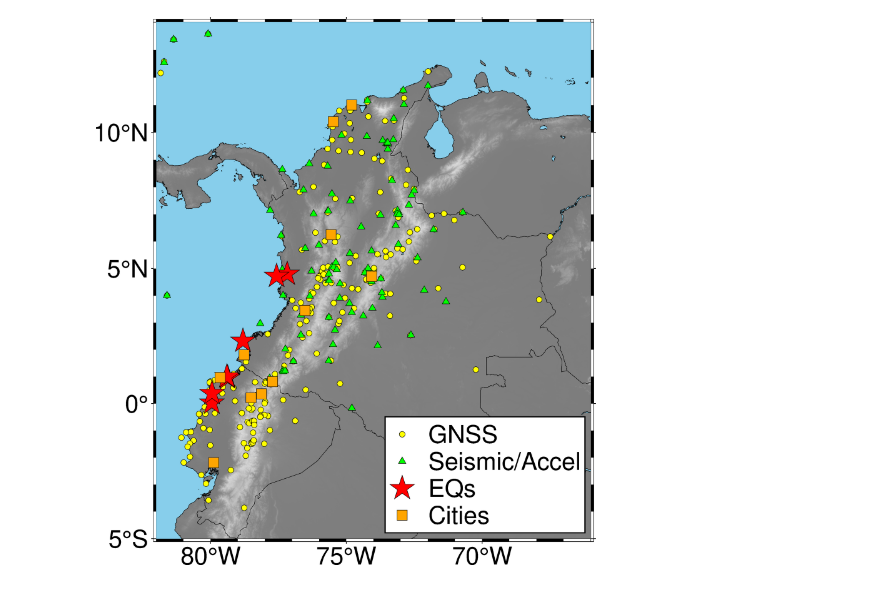
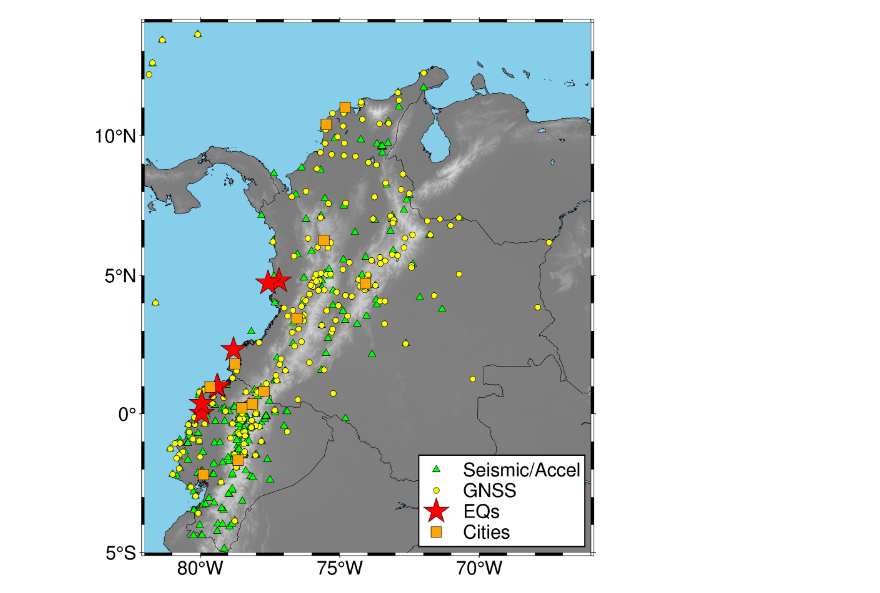
Before and after one commit to david-mencin/ColombiaEEW, a Jupyter notebook: Figure1.ipynb, the cells around one changed output. Drawn from its saved outputs; the diff is of its cells as text; code cells hidden in the pictures.

```diff
--- a/Figure1.ipynb
+++ b/Figure1.ipynb
@@ -14,7 +14,8 @@ grid = pygmt.datasets.load_earth_relief(region=[min_lon,max_lon,min_lat,max_lat]
 # %%
 colombia_stations = 'Colombia-Noise.csv'
 ecuador_stations = 'Ecuador-Noise.csv'
-colombia_siesmic_stations = 'Colombia-Seismic.csv'
+colombia_seismic_stations = 'Colombia-Seismic.csv'
+ecuador_seismic_stations = 'Ecuador-Seismic.csv'
 earthquakes_file = 'Earthquakes.csv'
 cities_file = 'Cities.csv'
 # %%
@@ -23,28 +24,31 @@ dfE = pd.read_csv(ecuador_stations)
 dfC = pd.read_csv(colombia_stations)
 frames = [dfC, dfE ]
 df = pd.concat(frames)
-dfSC = pd.read_csv(colombia_siesmic_stations)
+dfSC = pd.read_csv(colombia_seismic_stations)
+dfSE = pd.read_csv(ecuador_seismic_stations)
+Sframes = [dfSC, dfSE]
+dfS = pd.concat(Sframes)
 eqs = pd.read_csv(earthquakes_file)
 cities = pd.read_csv(cities_file)
 # %%
 # Build figure using pyGMT
 projection = "M-71.5/8/15c"
 fig = pygmt.Figure()
-with pygmt.config(FONT_ANNOT_PRIMARY="24p,Helvetica,black"):
+with pygmt.config(FONT_ANNOT_PRIMARY="18p,Helvetica,black"):
     fig.basemap(projection=projection, region=[min_lon,max_lon,min_lat,max_lat], frame=True)
     fig.grdimage(grid=grid,cmap="gray")
     fig.coast(shorelines=True, water="skyblue", borders=1)
+    #plot the seismic sites
+    fig.plot(x=dfS.lon, y=dfS.lat, style="t0.3c", color="green", pen="black", label="Seismic/Accel")
     #plot the gnss sites
     fig.plot(x=df.lon, y=df.lat, style="c0.2c", color="yellow", pen="black", label="GNSS")
-    #plot the seismic sites
-    fig.plot(x=dfSC.lon, y=dfSC.lat, style="t0.3c", color="green", pen="black", label="Seismic/Accel")
     #plot the earthquakes used in this study.
     fig.plot(x=eqs.Longitude, y=eqs.Latitude, style="a0.9c", color="red", pen="black", label="EQs")
     #plot the cities used
     fig.plot(x=cities.Longitude, y=cities.Latitude, style="s0.5c", color="orange", pen="black", label="Cities")
     fig.legend(position="JBR+jBR+o0.2c", box="+gwhite+p1p")
     fig.show()
 # %% [output]
-[figure, old version]
+[figure, new version]
 # %%
 # If you want to save this in a different format
```
Also changed, not shown: parts of 1 cell of this notebook, 2 other files.
